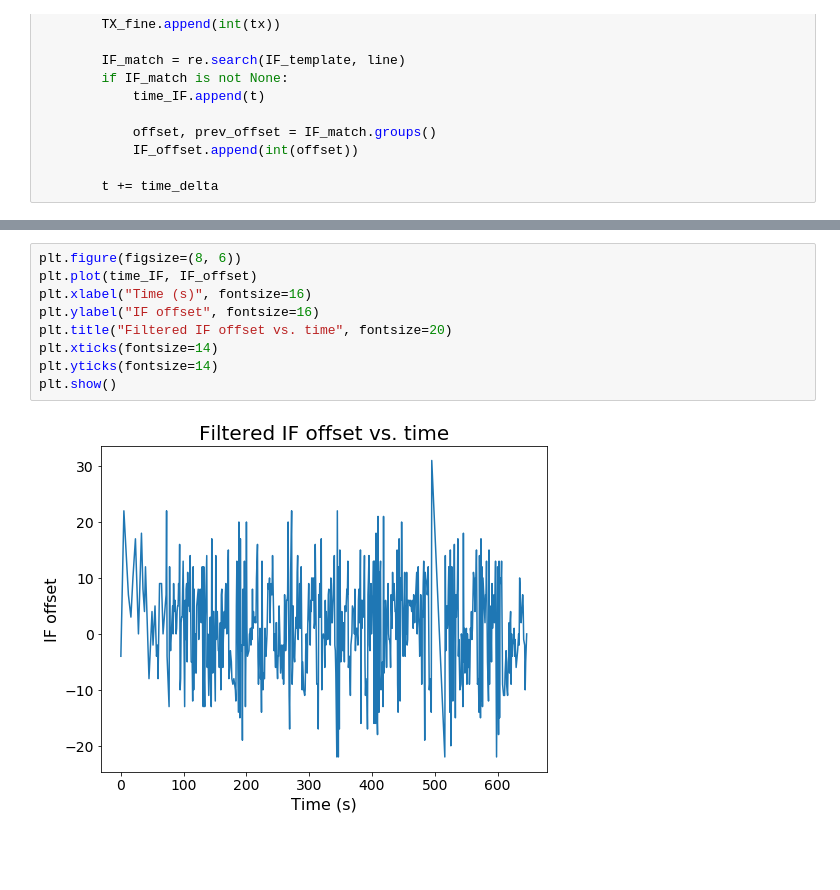
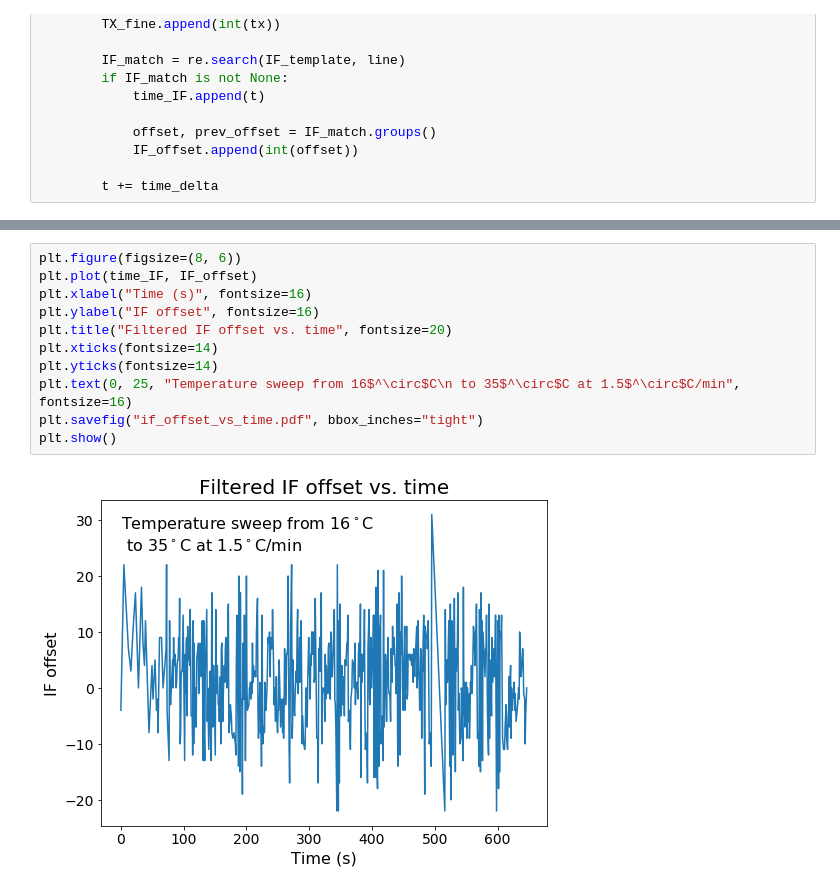
Before and after one commit to cwdao/scum-test-code, a Jupyter notebook: scum/IF_track/IF_track.ipynb, the cells around one changed output, grey strips where cells are left out. Drawn from its saved outputs; the diff is of its cells as text; blank space fills up the shorter version.

```diff
--- a/scum/IF_track/IF_track.ipynb
+++ b/scum/IF_track/IF_track.ipynb
@@ -97,11 +101,13 @@ plt.show()
 # %%
 plt.figure(figsize=(8, 6))
 plt.plot(time_IF, IF_offset)
 plt.xlabel("Time (s)", fontsize=16)
 plt.ylabel("IF offset", fontsize=16)
 plt.title("Filtered IF offset vs. time", fontsize=20)
 plt.xticks(fontsize=14)
 plt.yticks(fontsize=14)
+plt.text(0, 25, "Temperature sweep from 16$^\circ$C\n to 35$^\circ$C at 1.5$^\circ$C/min", fontsize=16)
+plt.savefig("if_offset_vs_time.pdf", bbox_inches="tight")
 plt.show()
 # %% [output]
-[figure, old version]
+[figure, new version]
```
Also changed, not shown: parts of 2 cells of this notebook, 8 other files.
